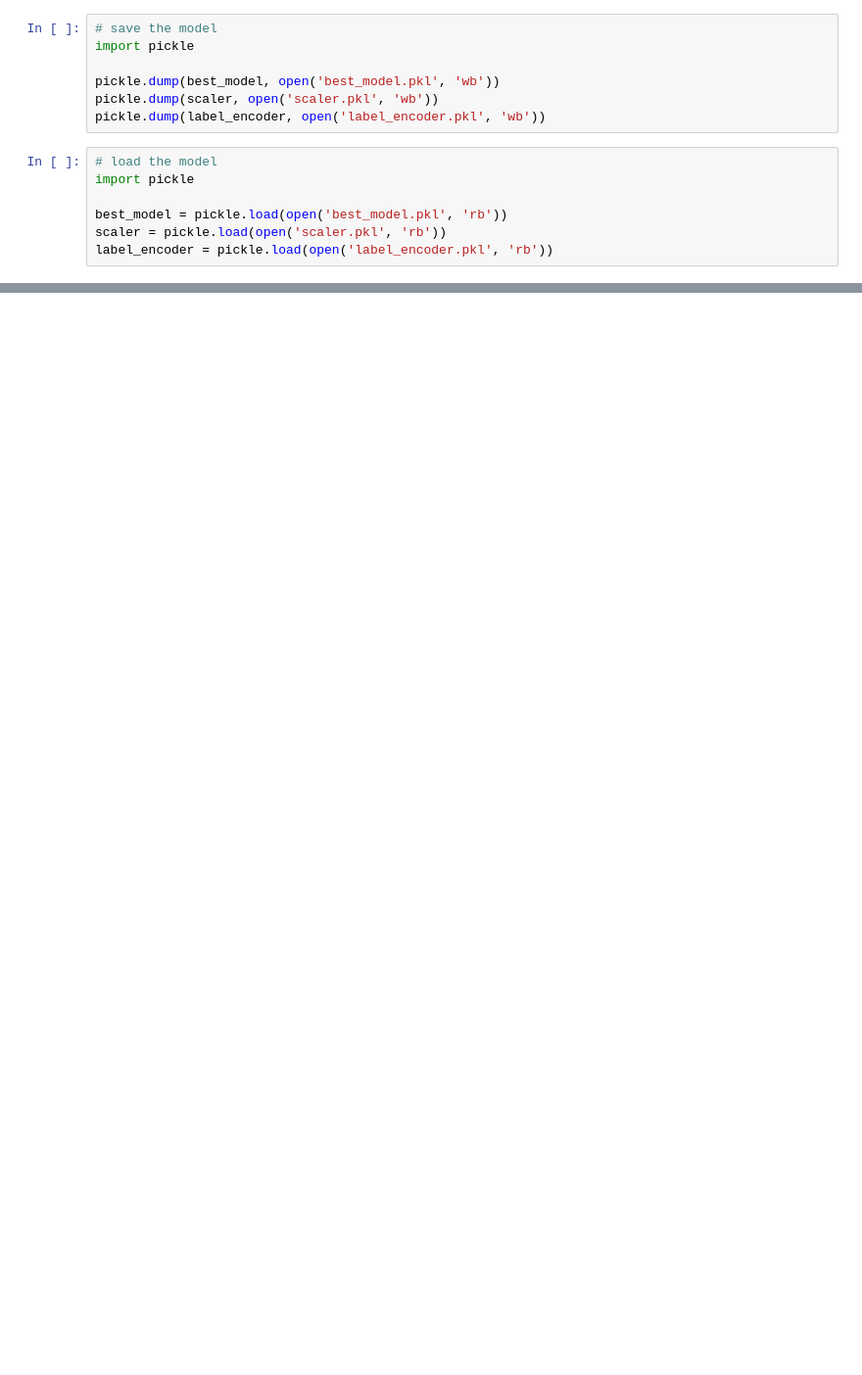
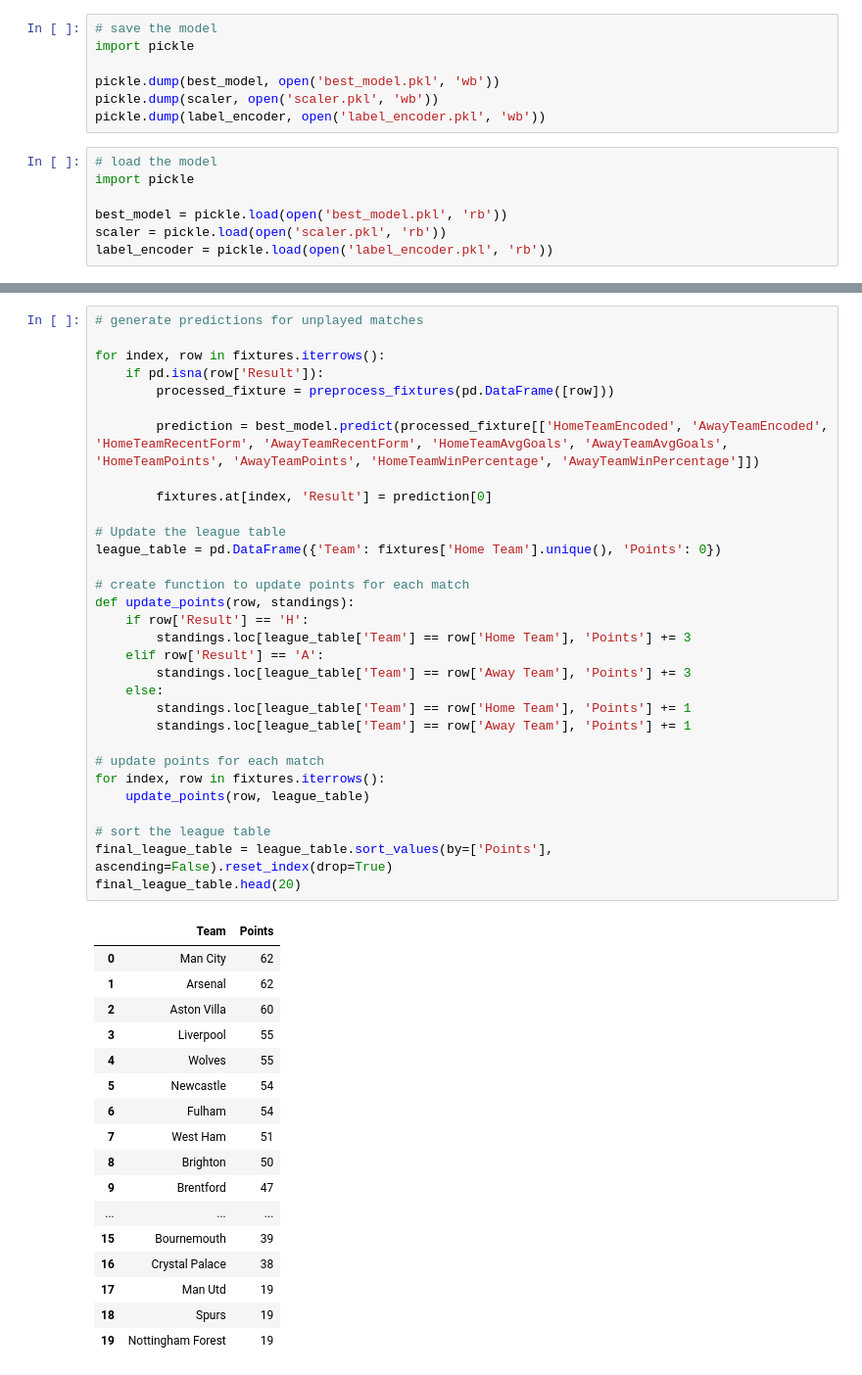
Before and after one commit to dagbolade/PL_prediction, a Jupyter notebook: epl.ipynb, the cells around one changed output, grey strips where cells are left out. Shown at 98% size. Drawn from its saved outputs; the diff is of its cells as text; blank space fills up the shorter version.

```diff
--- a/epl.ipynb
+++ b/epl.ipynb
@@ -569,0 +672,49 @@ label_encoder = pickle.load(open('label_encoder.pkl', 'rb'))
+# %%
+# generate predictions for unplayed matches
+
+for index, row in fixtures.iterrows():
+    if pd.isna(row['Result']):
+        processed_fixture = preprocess_fixtures(pd.DataFrame([row]))
+
+        prediction = best_model.predict(processed_fixture[['HomeTeamEncoded', 'AwayTeamEncoded', 'HomeTeamRecentForm', 'AwayTeamRecentForm', 'HomeTeamAvgGoals', 'AwayTeamAvgGoals', 'HomeTeamPoints', 'AwayTeamPoints', 'HomeTeamWinPercentage', 'AwayTeamWinPercentage']])
+
+        fixtures.at[index, 'Result'] = prediction[0]
+
+# Update the league table
+league_table = pd.DataFrame({'Team': fixtures['Home Team'].unique(), 'Points': 0})
+
+# create function to update points for each match
+def update_points(row, standings):
+    if row['Result'] == 'H':
+        standings.loc[league_table['Team'] == row['Home Team'], 'Points'] += 3
+    elif row['Result'] == 'A':
+        standings.loc[league_table['Team'] == row['Away Team'], 'Points'] += 3
+    else:
+        standings.loc[league_table['Team'] == row['Home Team'], 'Points'] += 1
+        standings.loc[league_table['Team'] == row['Away Team'], 'Points'] += 1
+
+# update points for each match
+for index, row in fixtures.iterrows():
+    update_points(row, league_table)
+
+# sort the league table
+final_league_table = league_table.sort_values(by=['Points'], ascending=False).reset_index(drop=True)
+final_league_table.head(20)
+# %% [output]
+|  | Team | Points |
+| 0 | Man City | 62 |
+| 1 | Arsenal | 62 |
+| 2 | Aston Villa | 60 |
+| 3 | Liverpool | 55 |
+| 4 | Wolves | 55 |
+| 5 | Newcastle | 54 |
+| 6 | Fulham | 54 |
+| 7 | West Ham | 51 |
+| 8 | Brighton | 50 |
+| 9 | Brentford | 47 |
+| ... | ... | ... |
+| 15 | Bournemouth | 39 |
+| 16 | Crystal Palace | 38 |
+| 17 | Man Utd | 19 |
+| 18 | Spurs | 19 |
+| 19 | Nottingham Forest | 19 |
```
Also changed, not shown: parts of 15 cells of this notebook.
